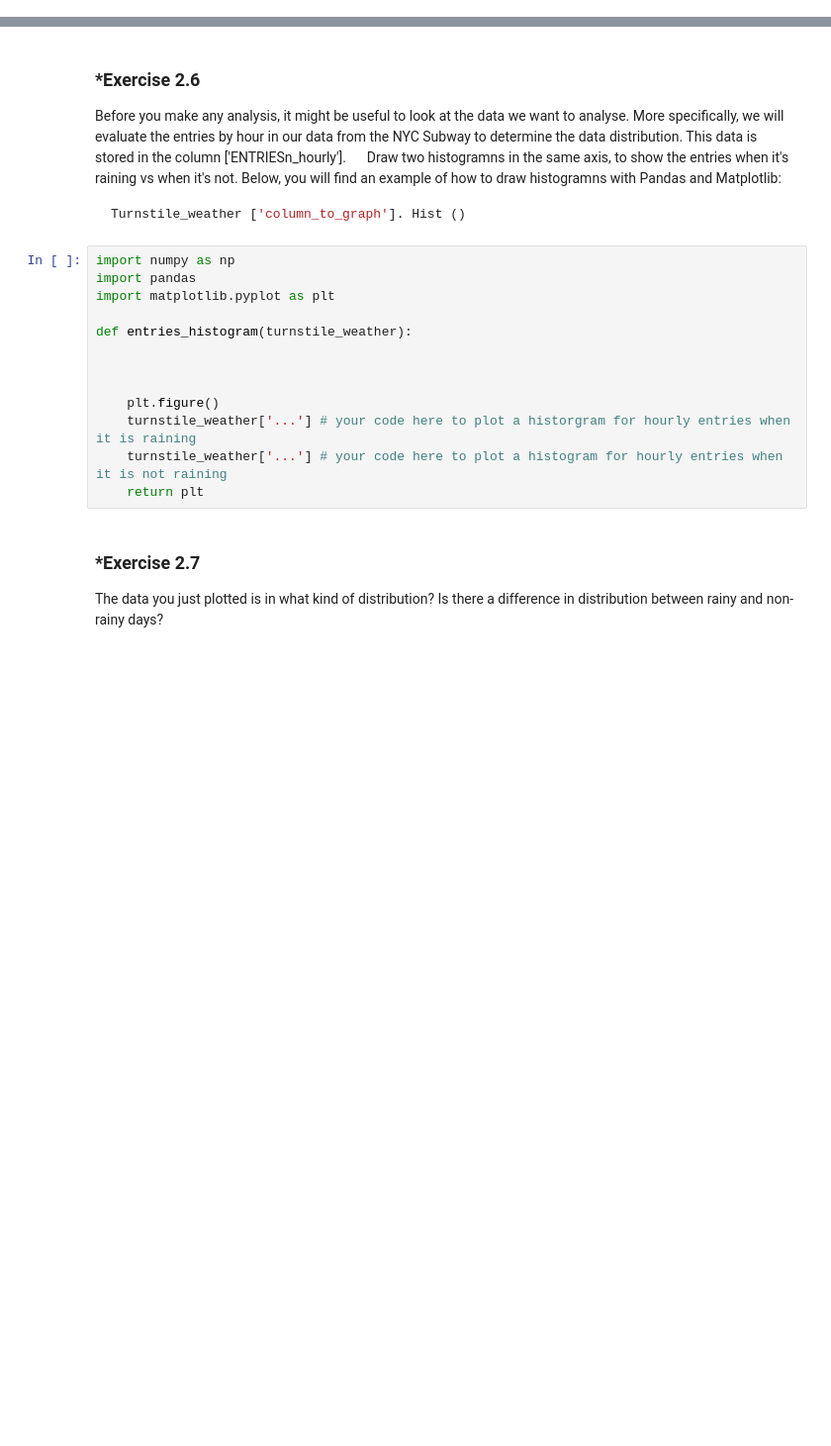
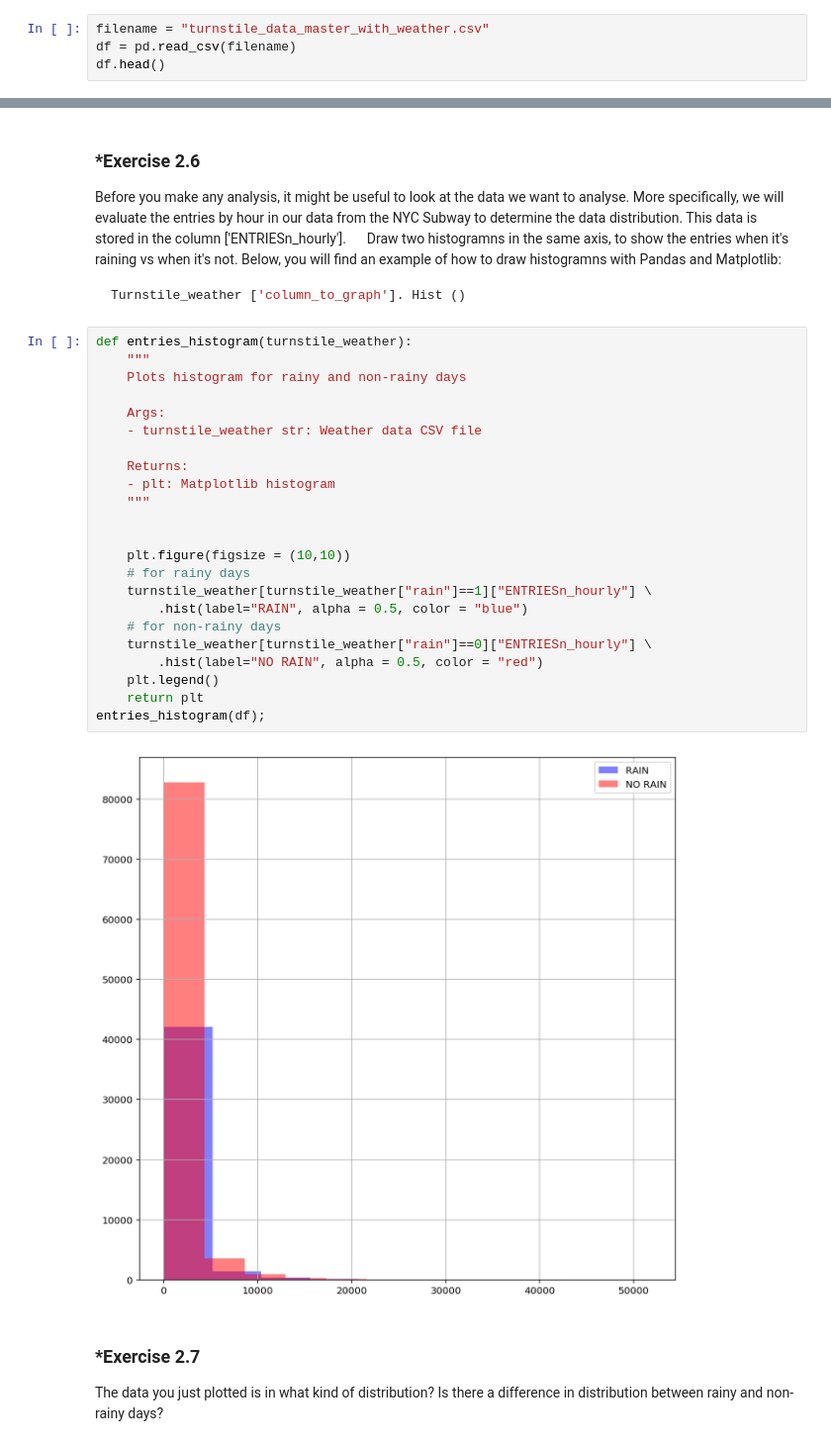
Before and after one commit to sanjeevai/nyc_subway_data_analysis, a Jupyter notebook: Analyzing_Subway_Data_NDFDSI.ipynb, the cells around one changed output, grey strips where cells are left out. Shown at 99% size. Cells and saved outputs as stored; diff of their text form; blank space fills up the shorter version.

````diff
--- a/Analyzing_Subway_Data_NDFDSI.ipynb
+++ b/Analyzing_Subway_Data_NDFDSI.ipynb
@@ -336,0 +391,4 @@ filename = "turnstile_data_master_with_weather.csv"
+# %%
+filename = "turnstile_data_master_with_weather.csv"
+df = pd.read_csv(filename)
+df.head()
@@ -396,19 +519,31 @@ Below, you will find an example of how to draw histogramns with Pandas and Matpl
 ```python
 Turnstile_weather ['column_to_graph']. Hist ()
 ```
-# %%
-import numpy as np
-import pandas
-import matplotlib.pyplot as plt
-
-def entries_histogram(turnstile_weather):
-
-
-
-    plt.figure()
-    turnstile_weather['...'] # your code here to plot a historgram for hourly entries when it is raining
-    turnstile_weather['...'] # your code here to plot a histogram for hourly entries when it is not raining
-    return plt
+# %%
+def entries_histogram(turnstile_weather):
+    """
+    Plots histogram for rainy and non-rainy days
+
+    Args:
+    - turnstile_weather str: Weather data CSV file
+
+    Returns:
+    - plt: Matplotlib histogram
+    """
+
+
+    plt.figure(figsize = (10,10))
+    # for rainy days
+    turnstile_weather[turnstile_weather["rain"]==1]["ENTRIESn_hourly"] \
+        .hist(label="RAIN", alpha = 0.5, color = "blue")
+    # for non-rainy days
+    turnstile_weather[turnstile_weather["rain"]==0]["ENTRIESn_hourly"] \
+        .hist(label="NO RAIN", alpha = 0.5, color = "red")
+    plt.legend()
+    return plt
+entries_histogram(df);
+# %% [output]
+[figure, added]
 # %% [markdown]
 ### *Exercise 2.7
 
````
Also changed, not shown: parts of 40 cells of this notebook.
